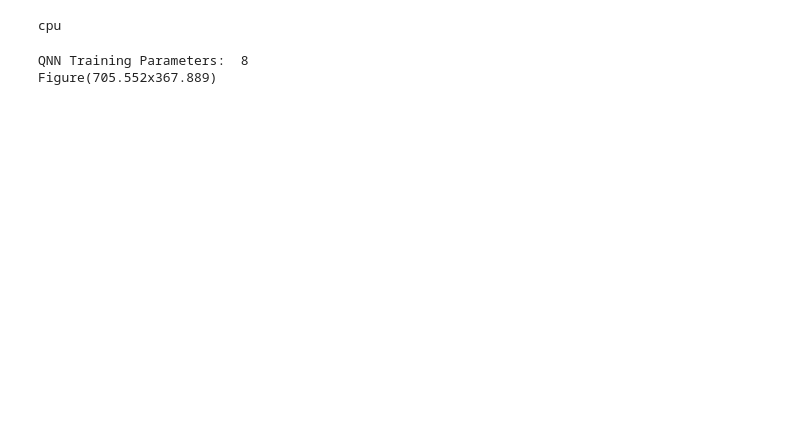
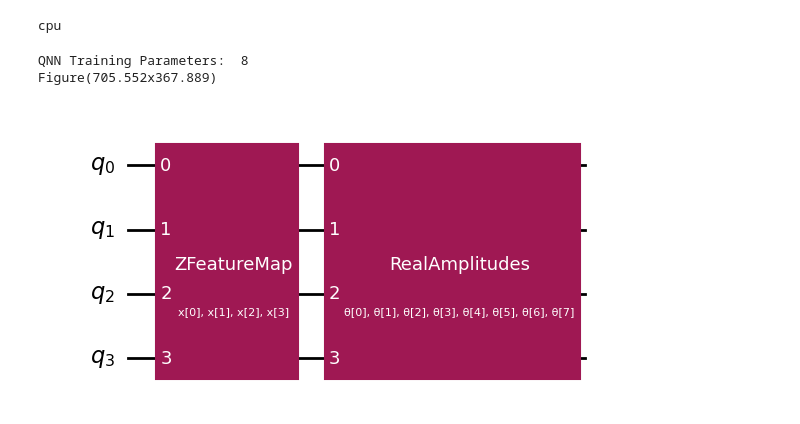
Before and after one commit to eiliscasey17/Quantum-Maze-DQN, a Jupyter notebook: src/DQN_quantum_twoagents.ipynb, the cells around one changed output. Saved outputs shown, nothing was run; the diff lists cells and outputs as text; code cells hidden in the pictures; blank space fills up the shorter version.

```diff
--- a/src/DQN_quantum_twoagents.ipynb
+++ b/src/DQN_quantum_twoagents.ipynb
@@ -63,7 +69,6 @@ class ExperienceReplay:
 
         return torch.Tensor(states).type(torch.float).to(device), torch.Tensor(actions).type(torch.long).to(device), torch.Tensor(next_states).to(device), torch.Tensor(rewards).to(device), torch.tensor(isgameon).to(device)
 # %%
-num_qubits = 8
 
 def create_qnn():
     n_qubits = int(num_qubits/2)
@@ -85,12 +90,38 @@ def create_qnn():
 
     return qnn
 
+def create_entanglement():
+    n_qubits = int(num_qubits)
 
-qnn = create_qnn()
+    qc = QuantumCircuit(n_qubits)
+    feature_map = ZFeatureMap(n_qubits)
+    ansatz = RealAmplitudes(num_qubits=n_qubits, reps=1)
+
+    qc.compose(feature_map, inplace=True)
+    qc.compose(ansatz, inplace=True)
+
+    # REMEMBER TO SET input_gradients=True FOR ENABLING HYBRID GRADIENT BACKPROP
+    qnn = SamplerQNN(
+        circuit=qc,
+        input_params=feature_map.parameters,
+        weight_params=ansatz.parameters,
+        input_gradients=True,
+    )
+
+    return qnn
+
+qnn_1 = create_qnn()
+qnn_2 = create_qnn()
+
+entanglement = create_entanglement()
 
 
-print("QNN Training Parameters: ", qnn.num_weights)
-print(qnn.circuit.draw('mpl'))
+print("QNN Training Parameters: ", qnn_1.num_weights)
+print(qnn_1.circuit.draw('mpl'))
 # %% [output]
 QNN Training Parameters:  8
 Figure(705.552x367.889)
+# %%
+qnn_1.circuit.draw('mpl')
+# %% [output]
+[figure, added]
```
Also changed, not shown: parts of 21 cells of this notebook, 1 other file.
